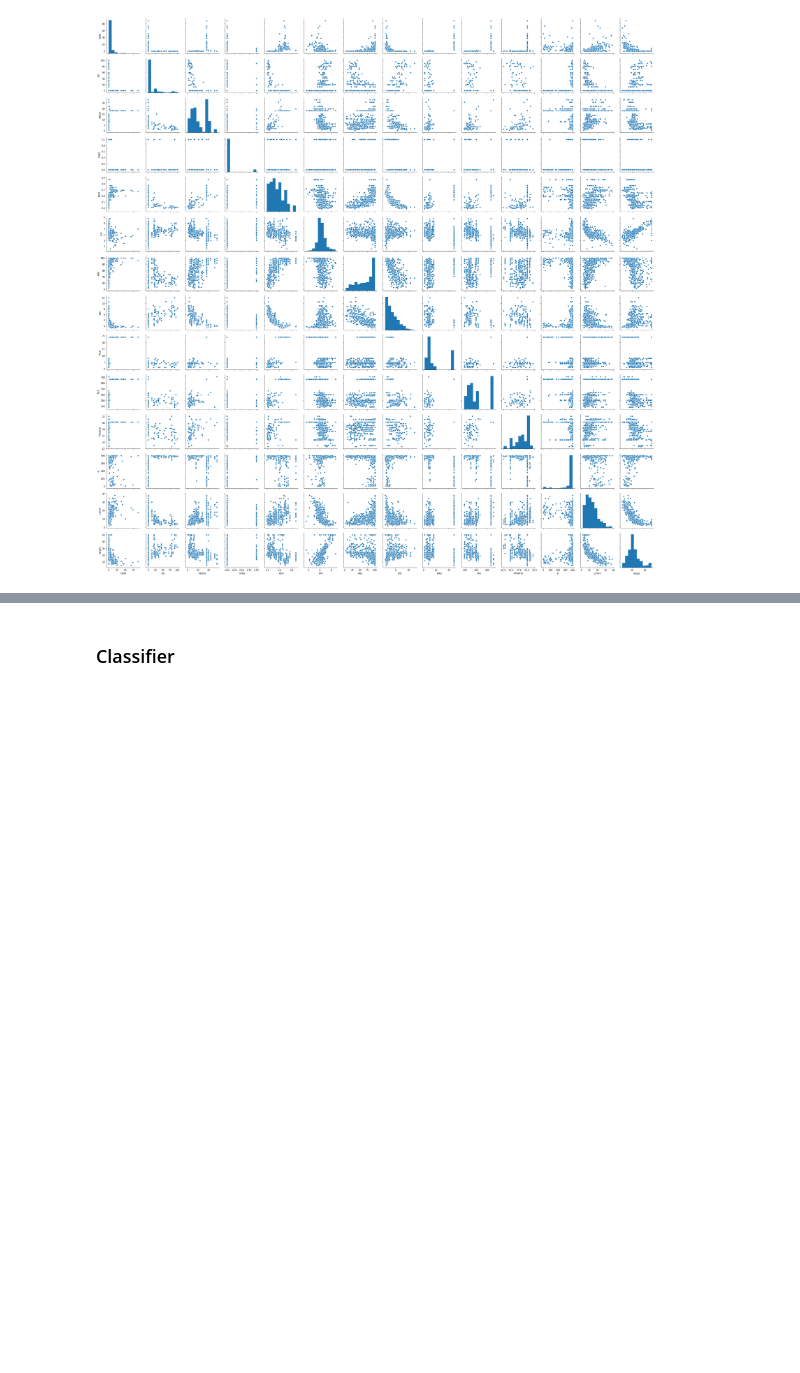
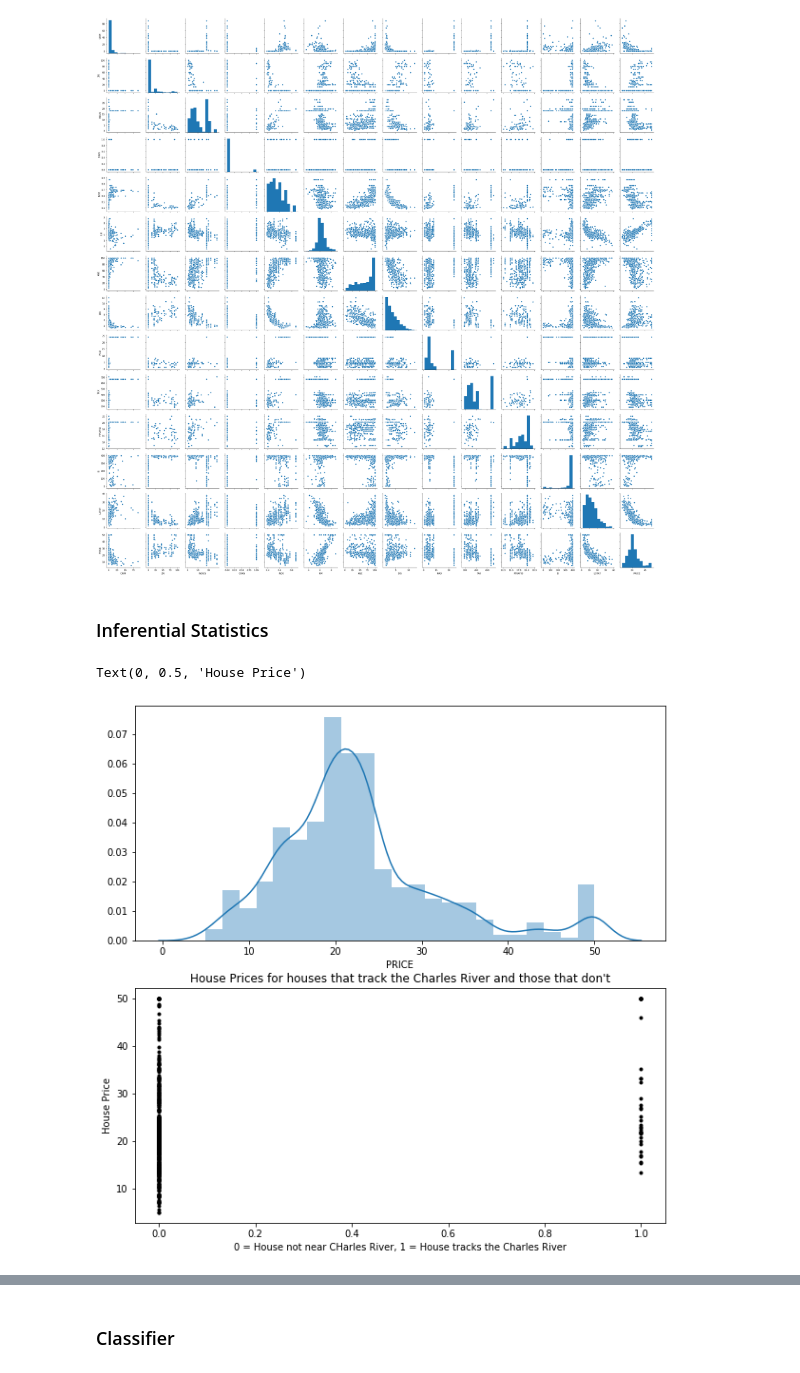
Before and after one commit to G00364756/52954---Machine_Learning-Statistics-Project, a Jupyter notebook: boston.ipynb, the cells around one changed output, grey strips where cells are left out. Cells and saved outputs as stored; diff of their text form; code cells hidden in the pictures; blank space fills up the shorter version.

Commit message:
Added Median test, boxplots, updated text & refs

```diff
--- a/boston.ipynb
+++ b/boston.ipynb
@@ -215,3 +218,27 @@ sns.pairplot(df)
 # %% [output]
 <seaborn.axisgrid.PairGrid at 0x...>
 [figure]
+# %% [markdown]
+### Inferential Statistics
+# %%
+# Set x value to independent variable that determines whether the house tracks the Charles River.
+x = df['CHAS']
+# Set y value to the house price.
+y = df['PRICE']
+
+# Change sixe of subplots - Adapted from https://stackoverflow.com/questions/14770735/how-do-i-change-the-figure-size-with-subplots
+plt.subplots(2,2,figsize=(10,10))
+
+# Subplot 1: Plot of the distribution of House Prices
+plt.subplot(211)
+sns.distplot(y)
+
+# Subplot 2: Categorical variable "CHAR" vs House Price "PRICE"
+plt.subplot(212)
+plt.plot(x, y, 'k.')
+plt.title("House Prices for houses that track the Charles River and those that don't")
+plt.xlabel("0 = House not near CHarles River, 1 = House tracks the Charles River")
+plt.ylabel("House Price")
+# %% [output]
+Text(0, 0.5, 'House Price')
+[figure, added]
```
Also changed, not shown: parts of 16 cells of this notebook, 2 other files.
